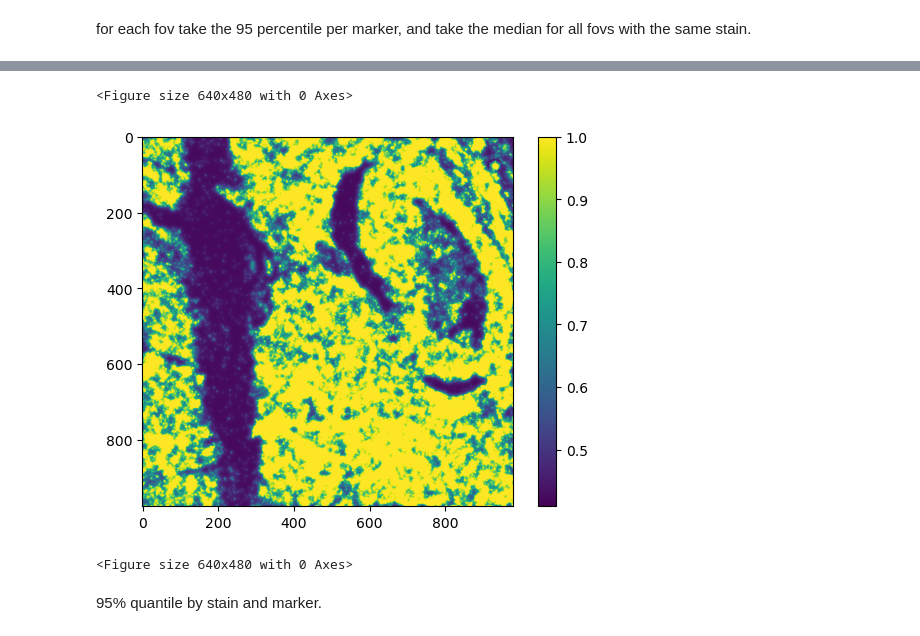
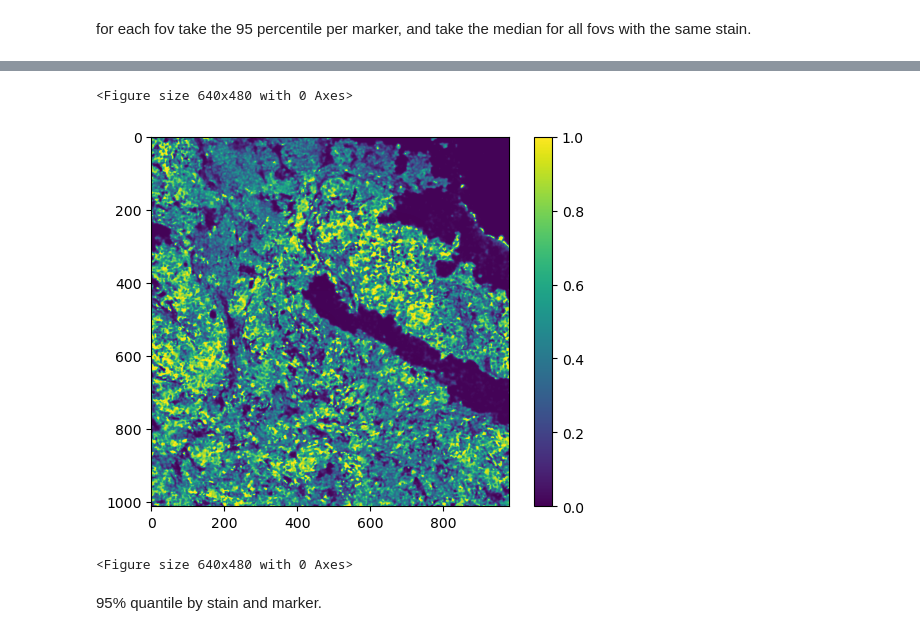
Before and after one commit to Schumacher-group/IMC_TNBC_analysis, a Jupyter notebook: preprocessing_image_normalisation.ipynb, the cells around one changed output, grey strips where cells are left out. Drawn from its saved outputs; the diff is of its cells as text; code cells hidden in the pictures.

```diff
--- a/preprocessing_image_normalisation.ipynb
+++ b/preprocessing_image_normalisation.ipynb
@@ -128,14 +150,14 @@ for k, indx in preprocessed_file_list.groupby('Leap_ID').groups.items():
 name = '/home/giuseppe/devices/Delta_Tissue/IMC/Img_Denoised/pre_processed/Leap020_5//CD20.tiff'
 img = skimage.io.imread(name)
 # %%
-name = '/home/giuseppe/devices/Delta_Tissue/IMC/Img_Denoised/processed/Leap020_5//CD20.tiff'
+name = '/home/giuseppe/devices/Delta_Tissue/IMC/Img_Denoised/contrast_adj//Leap019_12/CD8a.tiff'
 img = skimage.io.imread(name)
 plt.imshow(img)
 plt.colorbar()
 plt.figure()
 # %% [output]
 <Figure size 640x480 with 0 Axes>
-[figure, old version]
+[figure, new version]
 <Figure size 640x480 with 0 Axes>
 # %% [markdown]
 95% quantile by stain and marker.
```
Also changed, not shown: parts of 9 cells of this notebook, 24 other files.
